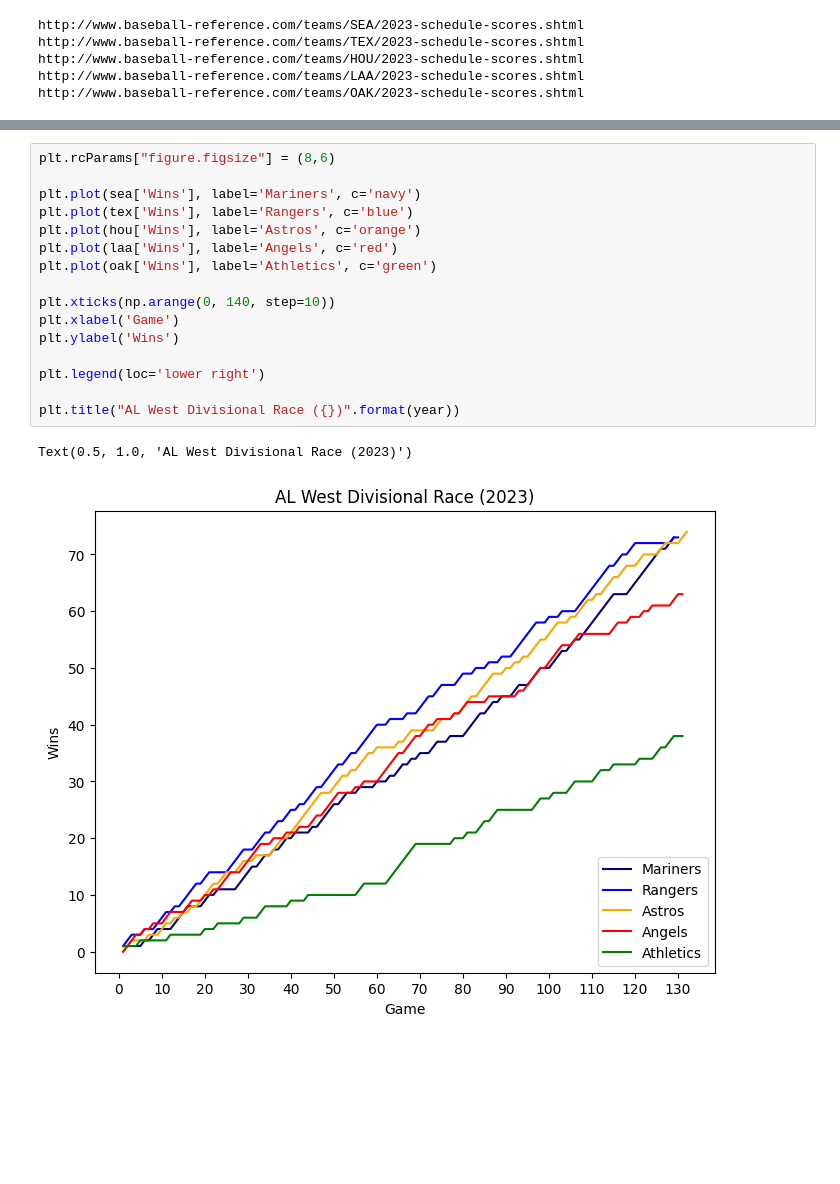
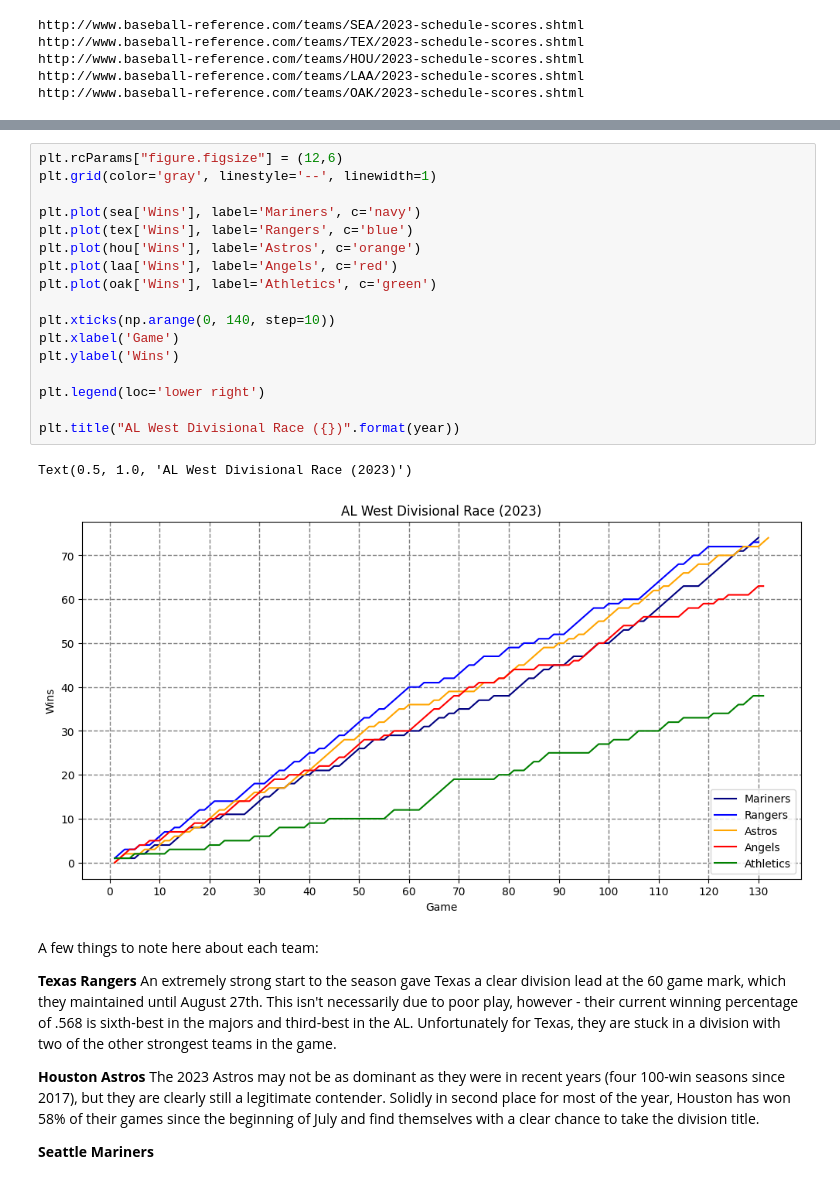
Before and after one commit to willlarson1/baseball, a Jupyter notebook: AL West 2023.ipynb, the cells around one changed output, grey strips where cells are left out. Drawn from its saved outputs; the diff is of its cells as text; blank space fills up the shorter version.

Commit message:
AL West updates

```diff
--- a/AL West 2023.ipynb
+++ b/AL West 2023.ipynb
@@ -83,19 +57,30 @@ print(tex)
-# %%
-plt.rcParams["figure.figsize"] = (8,6)
-
-plt.plot(sea['Wins'], label='Mariners', c='navy')
-plt.plot(tex['Wins'], label='Rangers', c='blue')
-plt.plot(hou['Wins'], label='Astros', c='orange')
-plt.plot(laa['Wins'], label='Angels', c='red')
-plt.plot(oak['Wins'], label='Athletics', c='green')
-
-plt.xticks(np.arange(0, 140, step=10))
-plt.xlabel('Game')
-plt.ylabel('Wins')
-
-plt.legend(loc='lower right')
-
-plt.title("AL West Divisional Race ({})".format(year))
-# %% [output]
-Text(0.5, 1.0, 'AL West Divisional Race (2023)')
-[figure, removed]
+# %%
+plt.rcParams["figure.figsize"] = (12,6)
+plt.grid(color='gray', linestyle='--', linewidth=1)
+
+plt.plot(sea['Wins'], label='Mariners', c='navy')
+plt.plot(tex['Wins'], label='Rangers', c='blue')
+plt.plot(hou['Wins'], label='Astros', c='orange')
+plt.plot(laa['Wins'], label='Angels', c='red')
+plt.plot(oak['Wins'], label='Athletics', c='green')
+
+plt.xticks(np.arange(0, 140, step=10))
+plt.xlabel('Game')
+plt.ylabel('Wins')
+
+plt.legend(loc='lower right')
+
+plt.title("AL West Divisional Race ({})".format(year))
+# %% [output]
+Text(0.5, 1.0, 'AL West Divisional Race (2023)')
+[figure, added]
+# %% [markdown]
+A few things to note here about each team:
+
+__Texas Rangers__
+An extremely strong start to the season gave Texas a clear division lead at the 60 game mark, which they maintained until August 27th. This isn't necessarily due to poor play, however - their current winning percentage of .568 is sixth-best in the majors and third-best in the AL. Unfortunately for Texas, they are stuck in a division with two of the other strongest teams in the game.
+
+__Houston Astros__
+The 2023 Astros may not be as dominant as they were in recent years (four 100-win seasons since 2017), but they are clearly still a legitimate contender. Solidly in second place for most of the year, Houston has won 58% of their games since the beginning of July and find themselves with a clear chance to take the division title.
+
+__Seattle Mariners__
```
Also changed, not shown: parts of 4 cells of this notebook.
